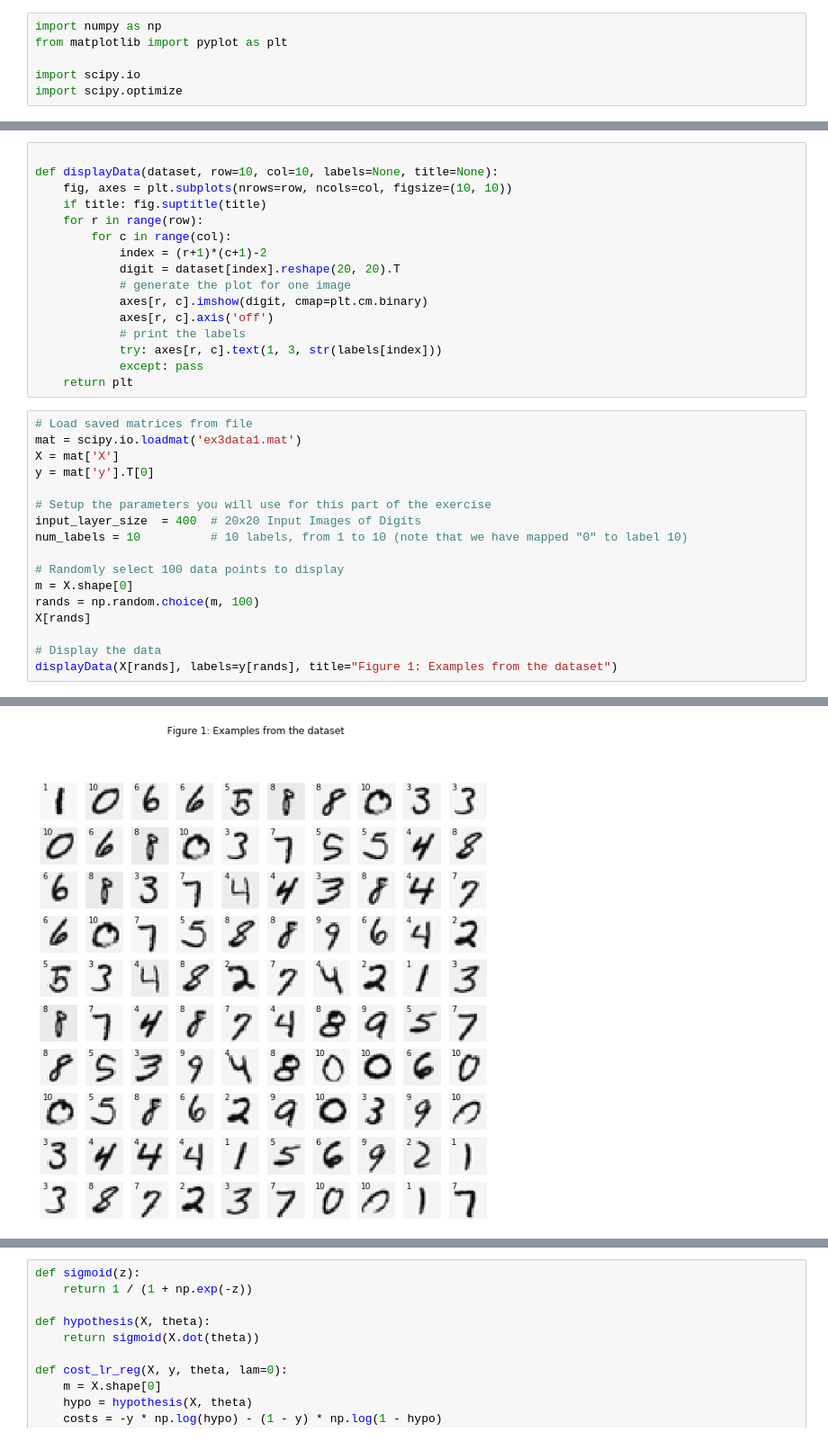
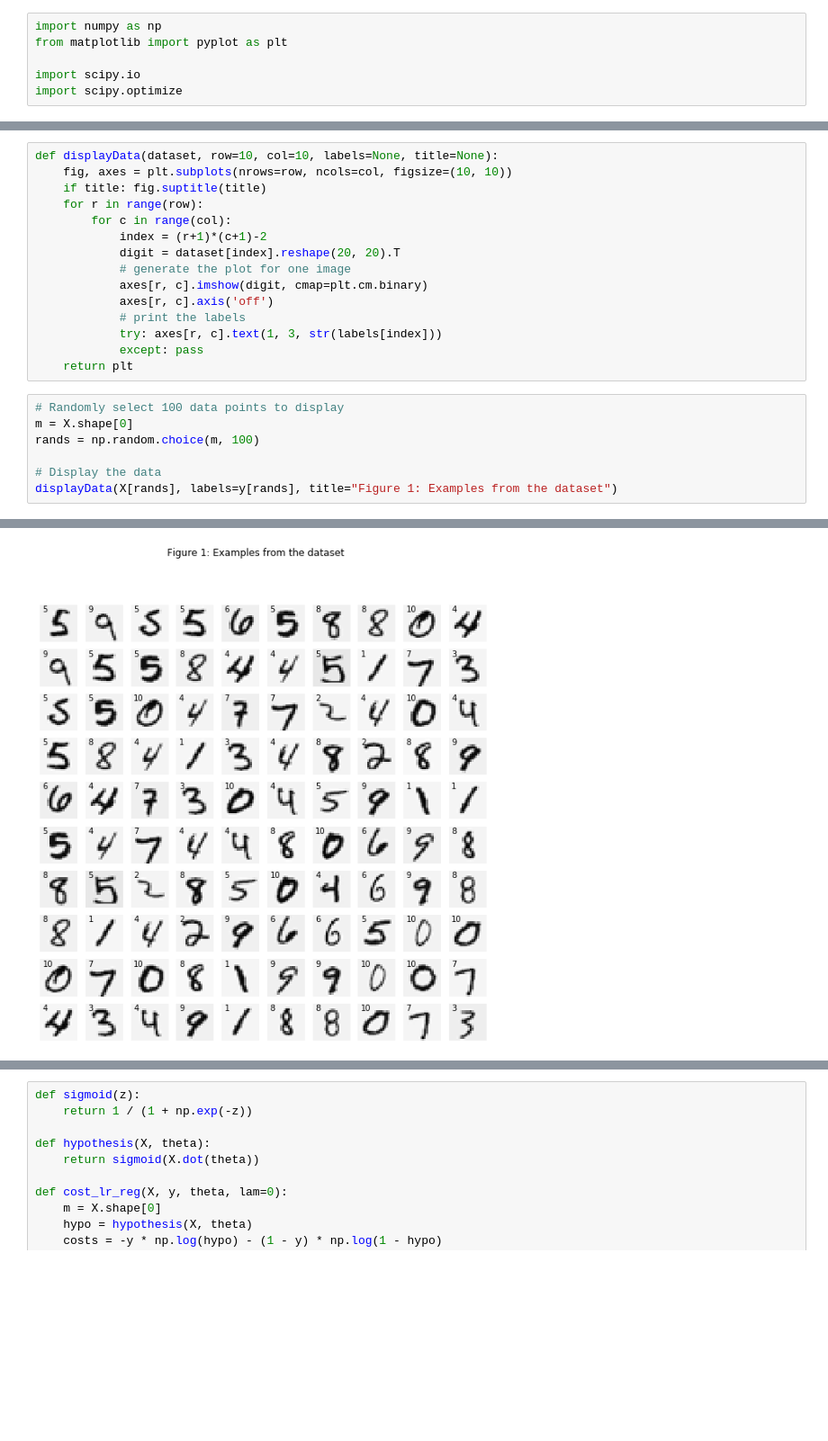
Before and after one commit to samisaf/Learning-Data-Science, a Jupyter notebook: Machine Learning - Coursera/machine-learning-ex3/ex3.ipynb, the cells around one changed output, grey strips where cells are left out. Shown at 90% size. Cells and saved outputs as stored; diff of their text form; blank space fills up the shorter version.

```diff
--- a/Machine Learning - Coursera/machine-learning-ex3/ex3.ipynb
+++ b/Machine Learning - Coursera/machine-learning-ex3/ex3.ipynb
@@ -33,5 +52,4 @@ import scipy.optimize
 # %%
-
 def displayData(dataset, row=10, col=10, labels=None, title=None):
     fig, axes = plt.subplots(nrows=row, ncols=col, figsize=(10, 10))
     if title: fig.suptitle(title)
@@ -47,19 +65,9 @@ def displayData(dataset, row=10, col=10, labels=None, title=None):
             except: pass
     return plt
 # %%
-# Load saved matrices from file
-mat = scipy.io.loadmat('ex3data1.mat')
-X = mat['X']
-y = mat['y'].T[0]
-
-# Setup the parameters you will use for this part of the exercise
-input_layer_size  = 400  # 20x20 Input Images of Digits
-num_labels = 10          # 10 labels, from 1 to 10 (note that we have mapped "0" to label 10)
-
 # Randomly select 100 data points to display
 m = X.shape[0]
 rands = np.random.choice(m, 100)
-X[rands]
 
 # Display the data
 displayData(X[rands], labels=y[rands], title="Figure 1: Examples from the dataset")
@@ -68,4 +76,4 @@ displayData(X[rands], labels=y[rands], title="Figure 1: Examples from the datase
-[figure, old version]
+[figure, new version]
 # %% [markdown]
 ## 1.3 Vectorizing Logistic Regression
 You will be using multiple one-vs-all logistic regression models to build a multi-class classifier. Since there are 10 classes, you will need to train 10 separate logistic regression classifiers. To make this training efficient, it is important to ensure that your code is well vectorized. In this section, you will implement a vectorized version of logistic regression that does not employ any for loops. You can use your code in the last exercise as a starting point
```
Also changed, not shown: parts of 13 cells of this notebook.
